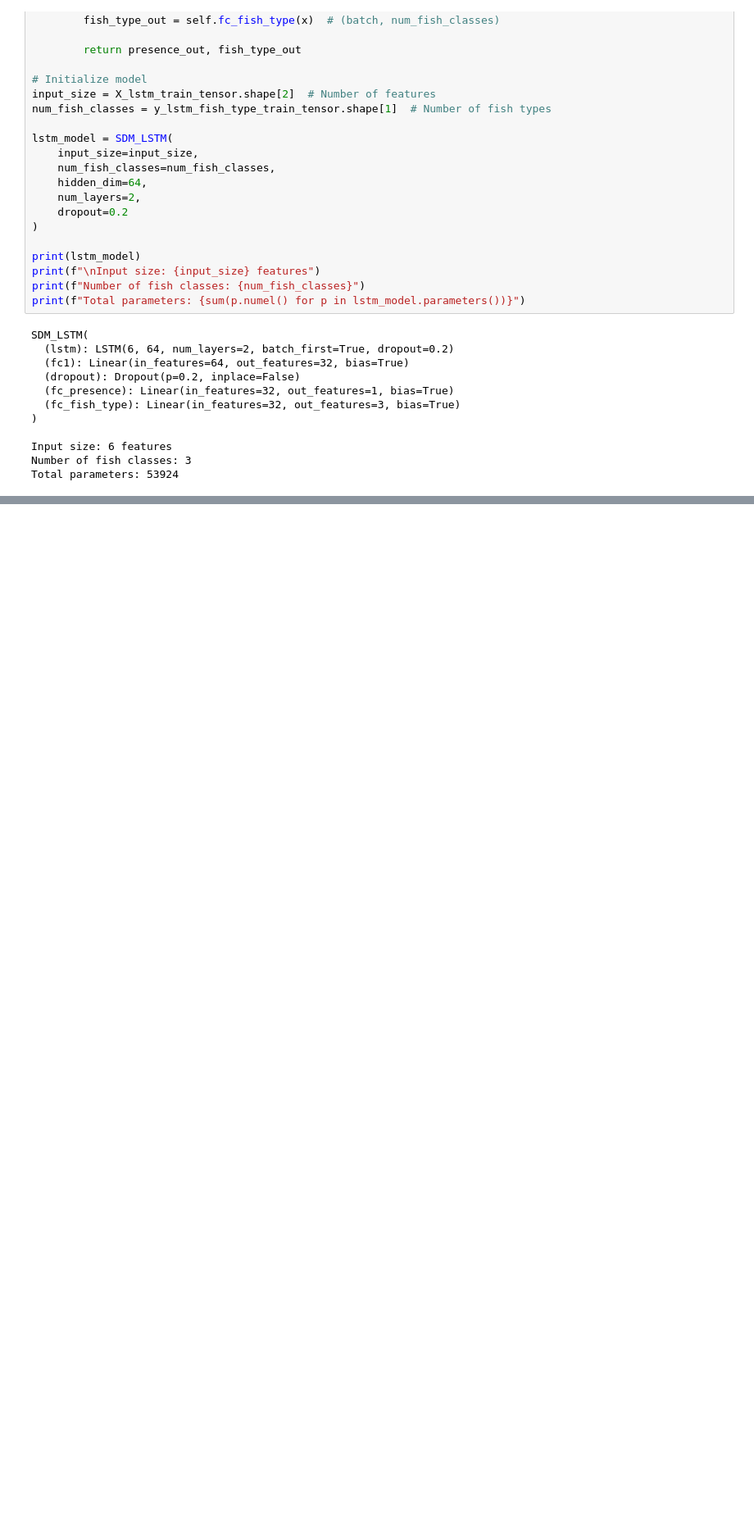
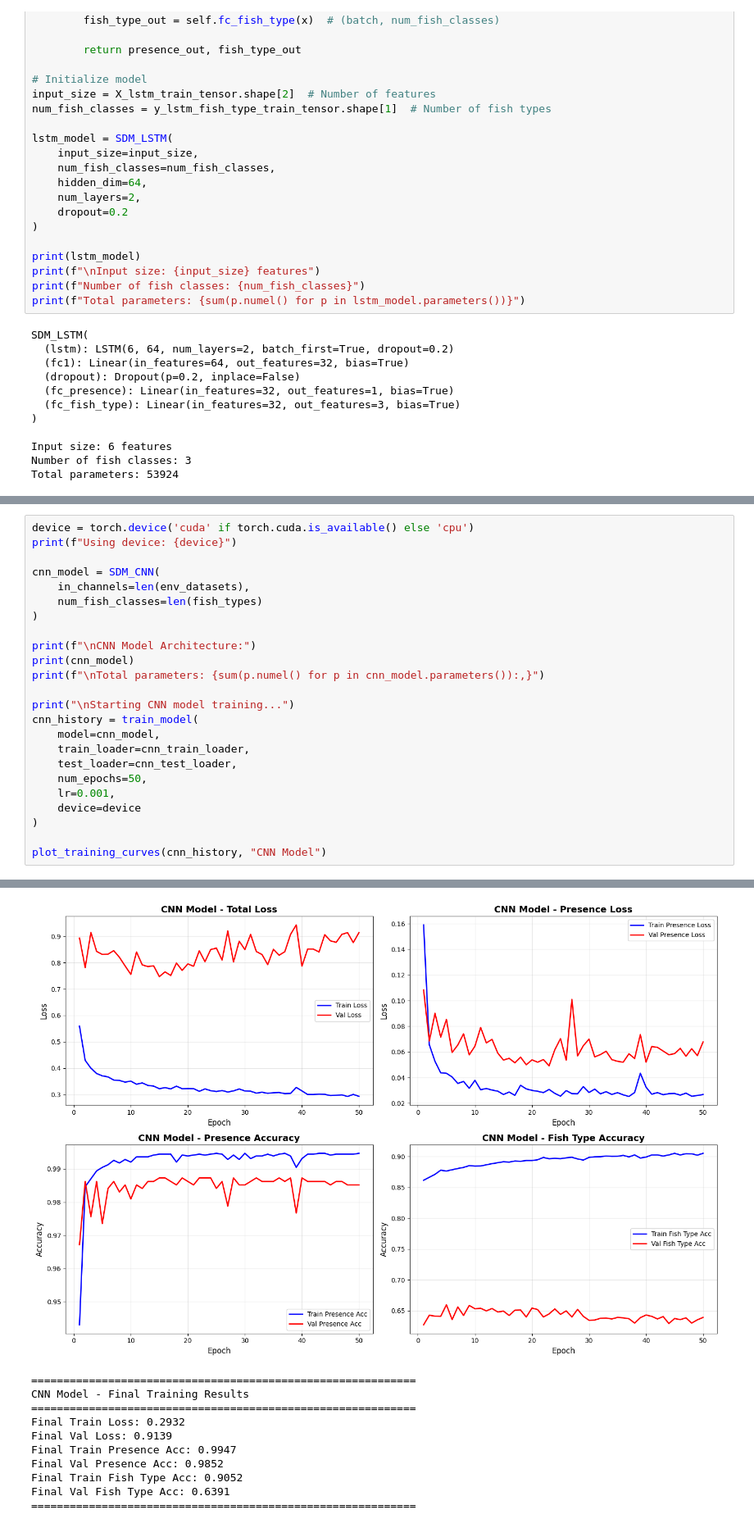
Before and after one commit to anhphuongnguyenquynh/marine-species-distribution-models-labs, a Jupyter notebook: models/3_deep_learning_methods/sdm_cnn_lstm_cnn-lstm_revised.ipynb, the cells around one changed output, grey strips where cells are left out. Shown at 82% size. Saved outputs shown, nothing was run; the diff lists cells and outputs as text; blank space fills up the shorter version.

Commit message:
finish train cnn, lstm, cnn-lstm model

```diff
--- a/models/3_deep_learning_methods/sdm_cnn_lstm_cnn-lstm_revised.ipynb
+++ b/models/3_deep_learning_methods/sdm_cnn_lstm_cnn-lstm_revised.ipynb
@@ -1131,0 +1691,25 @@ Total parameters: 103236
+# %%
+device = torch.device('cuda' if torch.cuda.is_available() else 'cpu')
+print(f"Using device: {device}")
+
+cnn_model = SDM_CNN(
+    in_channels=len(env_datasets),
+    num_fish_classes=len(fish_types)
+)
+
+print(f"\nCNN Model Architecture:")
+print(cnn_model)
+print(f"\nTotal parameters: {sum(p.numel() for p in cnn_model.parameters()):,}")
+
+print("\nStarting CNN model training...")
+cnn_history = train_model(
+    model=cnn_model,
+    train_loader=cnn_train_loader,
+    test_loader=cnn_test_loader,
+    num_epochs=50,
+    lr=0.001,
+    device=device
+)
+
+plot_training_curves(cnn_history, "CNN Model")
+# %% [output]
@@ -1131,0 +1733,11 @@ Total parameters: 103236
+[figure, added]
+============================================================
+CNN Model - Final Training Results
+============================================================
+Final Train Loss: 0.2932
+Final Val Loss: 0.9139
+Final Train Presence Acc: 0.9947
+Final Val Presence Acc: 0.9852
+Final Train Fish Type Acc: 0.9052
+Final Val Fish Type Acc: 0.6391
+============================================================
```
Also changed, not shown: parts of 9 cells of this notebook.
